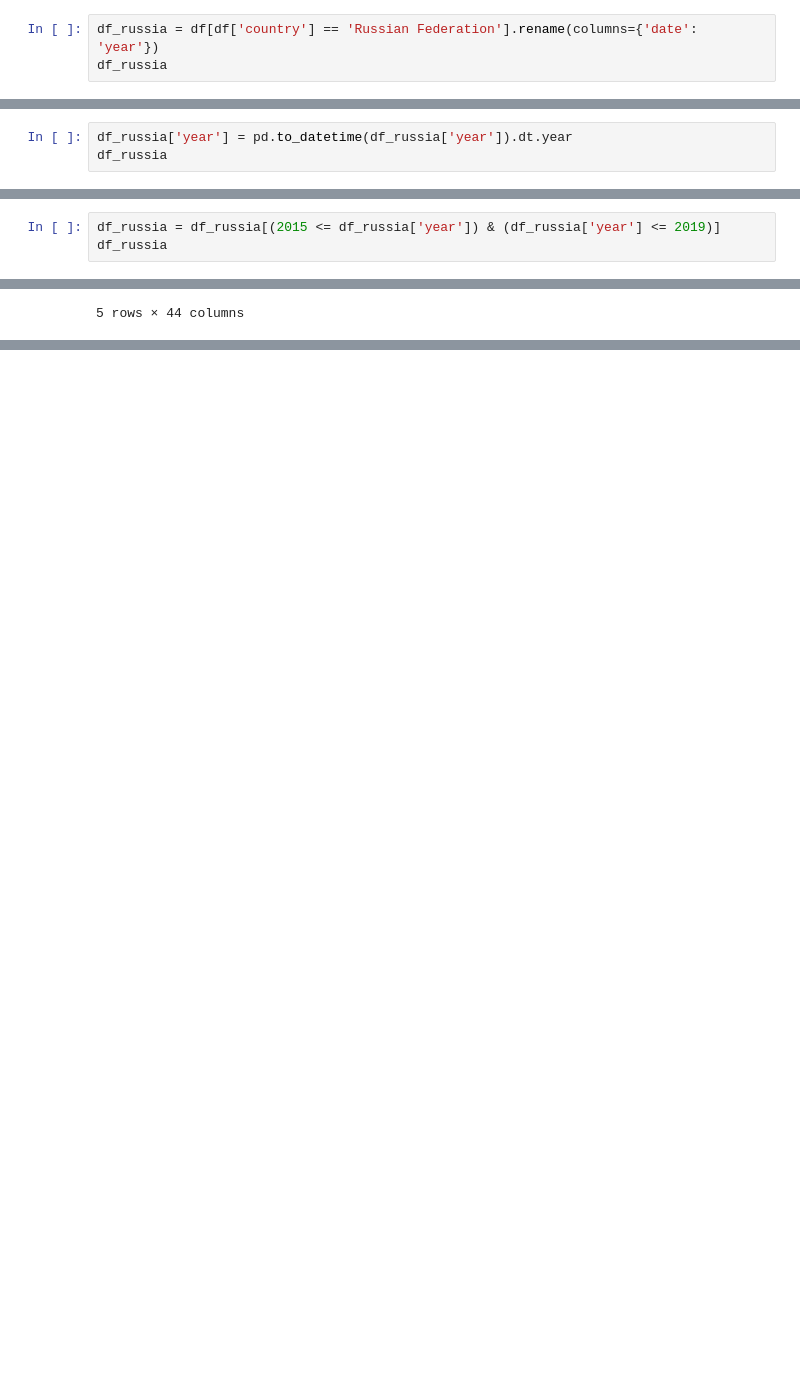
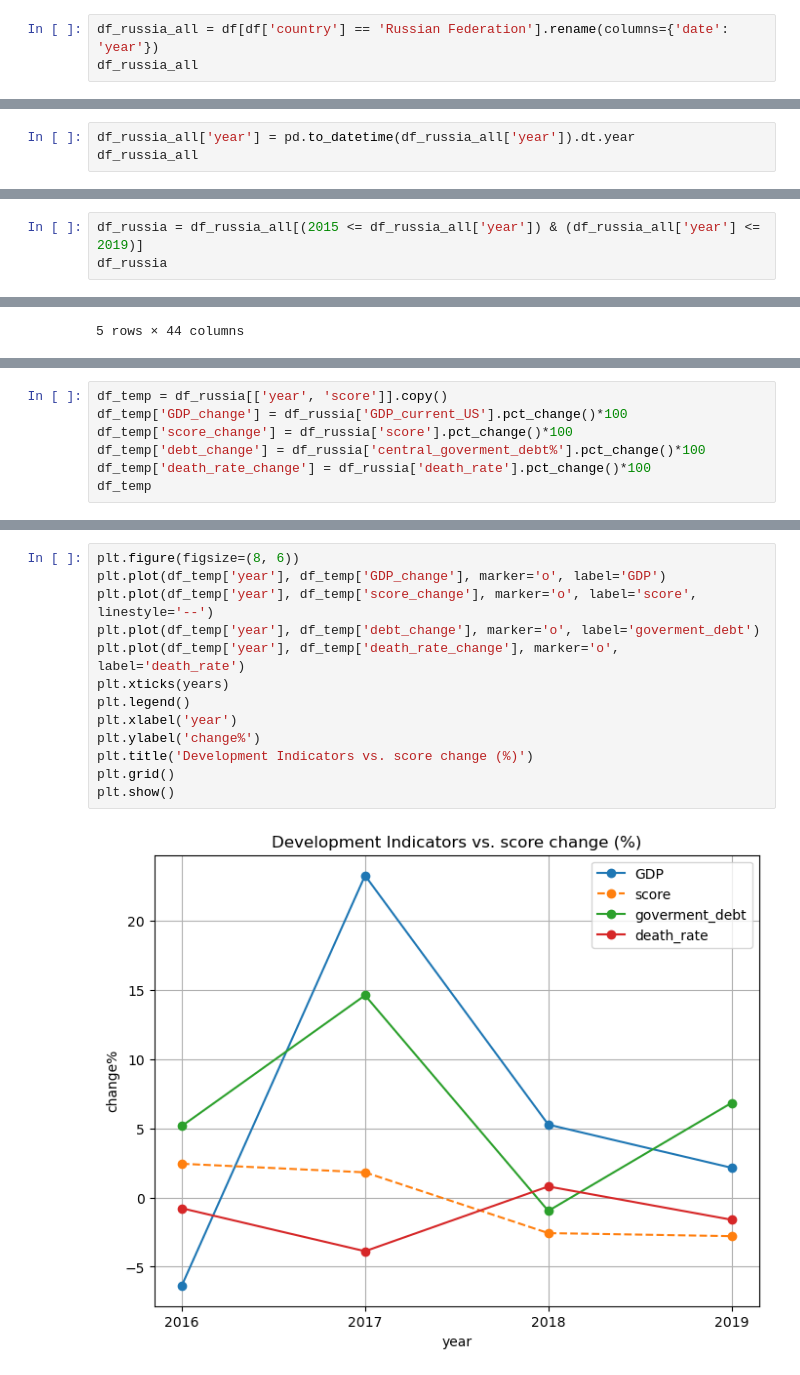
Before and after one commit to lomowg/Russia-happiness-analysis, a Jupyter notebook: Russia-happiness-analysis.ipynb, the cells around one changed output, grey strips where cells are left out. Cells and saved outputs as stored; diff of their text form; blank space fills up the shorter version.

```diff
--- a/Russia-happiness-analysis.ipynb
+++ b/Russia-happiness-analysis.ipynb
@@ -54,8 +50,8 @@ df.head(10)
 # %% [markdown]
 Найдём данные только по России
 # %%
-df_russia = df[df['country'] == 'Russian Federation'].rename(columns={'date': 'year'})
-df_russia
+df_russia_all = df[df['country'] == 'Russian Federation'].rename(columns={'date': 'year'})
+df_russia_all
 # %% [output]
 |  | country | year | agricultural_land% | forest_land% | land_area | avg_precipitation | trade_in_services% | ... |
 | 12737 | Russian Federation | 1960-01-01 | NaN | NaN | NaN | NaN | NaN | ... |
@@ -73,8 +69,8 @@ df_russia
 # %% [markdown]
 Преобразуем данные столбца year в тип данных datetime и оставим только год
 # %%
-df_russia['year'] = pd.to_datetime(df_russia['year']).dt.year
-df_russia
+df_russia_all['year'] = pd.to_datetime(df_russia_all['year']).dt.year
+df_russia_all
 # %% [output]
 |  | country | year | agricultural_land% | forest_land% | land_area | avg_precipitation | trade_in_services% | ... |
 | 12737 | Russian Federation | 1960 | NaN | NaN | NaN | NaN | NaN | ... |
@@ -92,7 +88,7 @@ df_russia
 # %% [markdown]
 Оставим итересующие нас года (2015-2019)
 # %%
-df_russia = df_russia[(2015 <= df_russia['year']) & (df_russia['year'] <= 2019)]
+df_russia = df_russia_all[(2015 <= df_russia_all['year']) & (df_russia_all['year'] <= 2019)]
 df_russia
 # %% [output]
 |  | country | year | agricultural_land% | forest_land% | land_area | avg_precipitation | trade_in_services% | ... |
@@ -218,0 +220,7 @@ df.corr(numeric_only=True)
+# %%
+df_temp = df_russia[['year', 'score']].copy()
+df_temp['GDP_change'] = df_russia['GDP_current_US'].pct_change()*100
+df_temp['score_change'] = df_russia['score'].pct_change()*100
+df_temp['debt_change'] = df_russia['central_goverment_debt%'].pct_change()*100
+df_temp['death_rate_change'] = df_russia['death_rate'].pct_change()*100
+df_temp
@@ -218,0 +236,15 @@ df.corr(numeric_only=True)
+# %%
+plt.figure(figsize=(8, 6))
+plt.plot(df_temp['year'], df_temp['GDP_change'], marker='o', label='GDP')
+plt.plot(df_temp['year'], df_temp['score_change'], marker='o', label='score', linestyle='--')
+plt.plot(df_temp['year'], df_temp['debt_change'], marker='o', label='goverment_debt')
+plt.plot(df_temp['year'], df_temp['death_rate_change'], marker='o', label='death_rate')
+plt.xticks(years)
+plt.legend()
+plt.xlabel('year')
+plt.ylabel('change%')
+plt.title('Development Indicators vs. score change (%)')
+plt.grid()
+plt.show()
+# %% [output]
+[figure, added]
```
Also changed, not shown: parts of 13 cells of this notebook, 1 other file.
